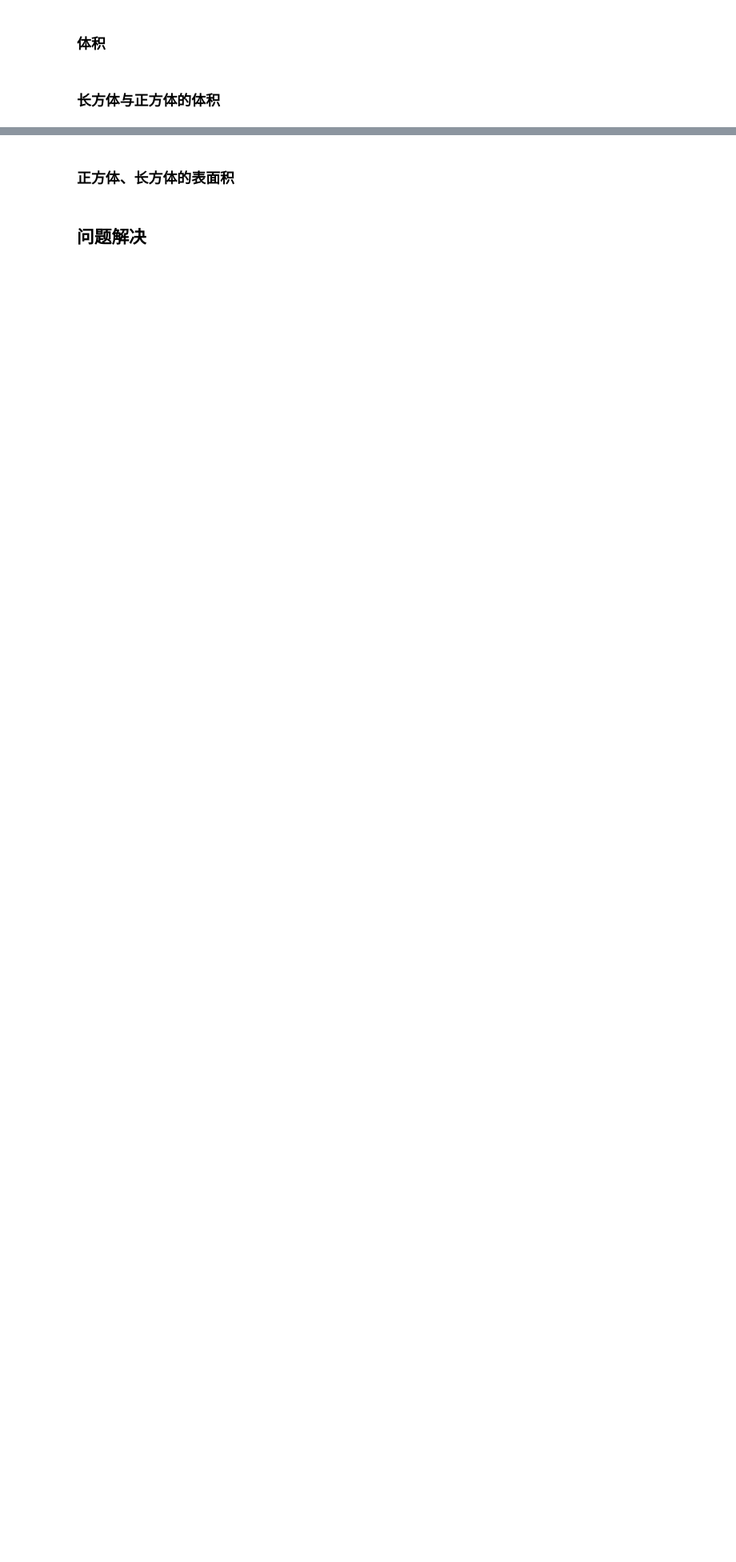
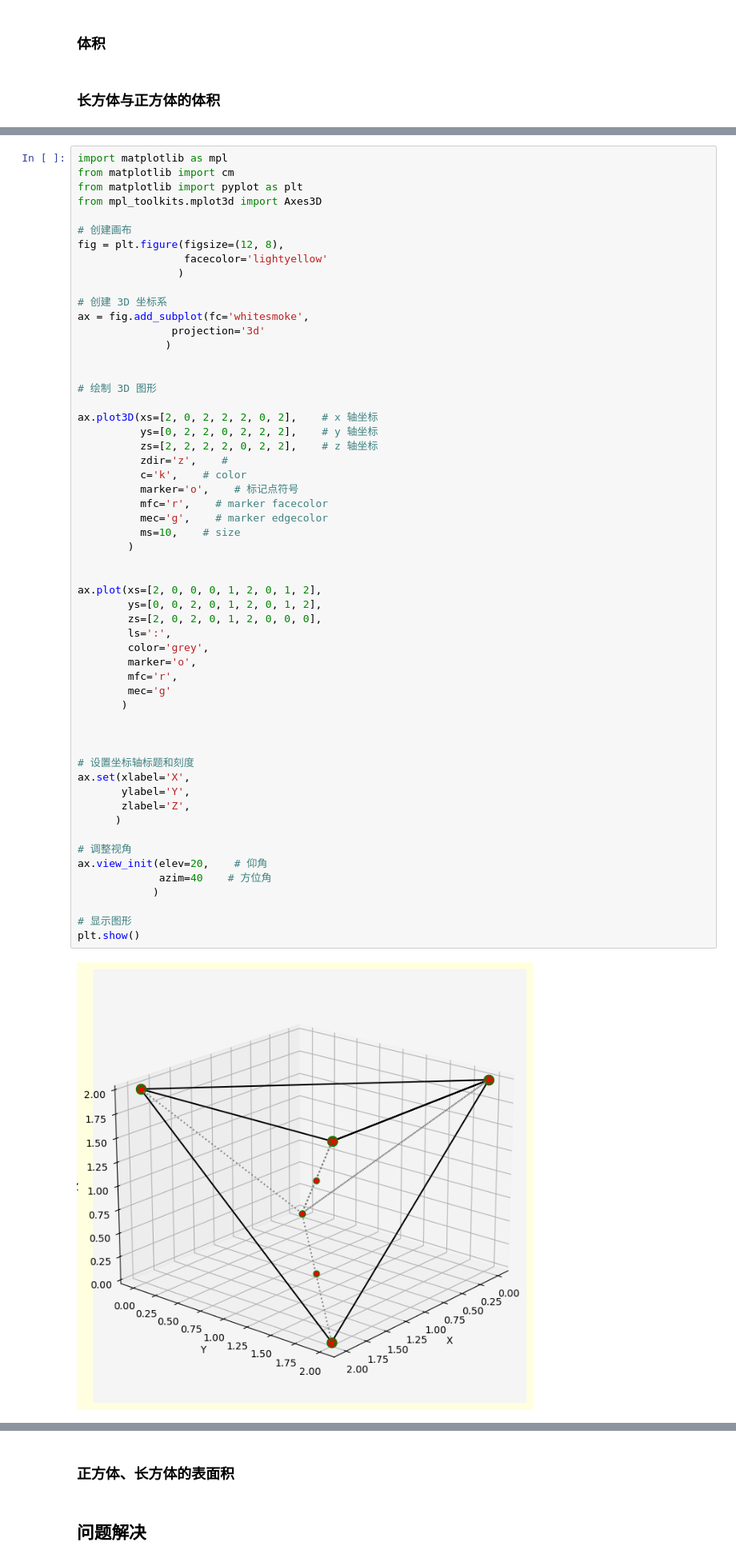
Before and after one commit to rulinma/python-math, a Jupyter notebook: grade/five/5_2.ipynb, the cells around one changed output, grey strips where cells are left out. Shown at 80% size. Saved outputs shown, nothing was run; the diff lists cells and outputs as text; blank space fills up the shorter version.

```diff
--- a/grade/five/5_2.ipynb
+++ b/grade/five/5_2.ipynb
@@ -67,0 +70,58 @@ plt.show()
+# %%
+import matplotlib as mpl
+from matplotlib import cm
+from matplotlib import pyplot as plt
+from mpl_toolkits.mplot3d import Axes3D
+
+# 创建画布
+fig = plt.figure(figsize=(12, 8),
+                 facecolor='lightyellow'
+                )
+
+# 创建 3D 坐标系
+ax = fig.add_subplot(fc='whitesmoke',
+               projection='3d'
+              )
+
+
+# 绘制 3D 图形
+
+ax.plot3D(xs=[2, 0, 2, 2, 2, 0, 2],    # x 轴坐标
+          ys=[0, 2, 2, 0, 2, 2, 2],    # y 轴坐标
+          zs=[2, 2, 2, 2, 0, 2, 2],    # z 轴坐标
+          zdir='z',    #
+          c='k',    # color
+          marker='o',    # 标记点符号
+          mfc='r',    # marker facecolor
+          mec='g',    # marker edgecolor
+          ms=10,    # size
+        )
+
+
+ax.plot(xs=[2, 0, 0, 0, 1, 2, 0, 1, 2],
+        ys=[0, 0, 2, 0, 1, 2, 0, 1, 2],
+        zs=[2, 0, 2, 0, 1, 2, 0, 0, 0],
+        ls=':',
+        color='grey',
+        marker='o',
+        mfc='r',
+        mec='g'
+       )
+
+
+
+# 设置坐标轴标题和刻度
+ax.set(xlabel='X',
+       ylabel='Y',
+       zlabel='Z',
+      )
+
+# 调整视角
+ax.view_init(elev=20,    # 仰角
+             azim=40    # 方位角
+            )
+
+# 显示图形
+plt.show()
+# %% [output]
+[figure, added]
```
Also changed, not shown: parts of 9 cells of this notebook, 2 other files.
